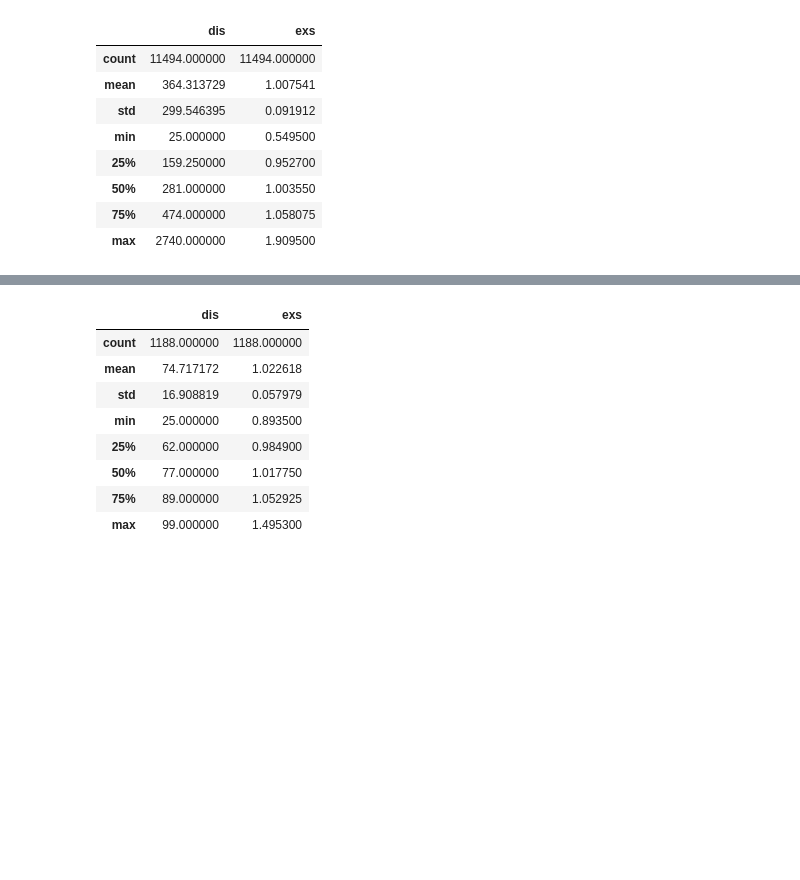
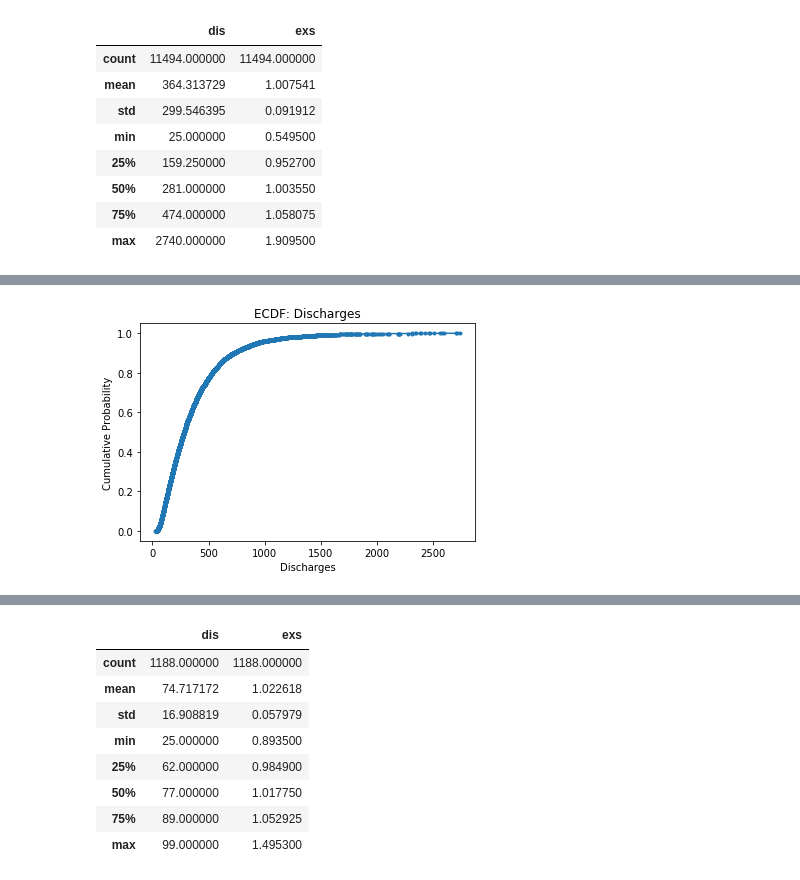
Before and after one commit to bpgpharma/hospital_readmit, a Jupyter notebook: hospital_readmit/sliderule_dsi_inferential_statistics_exercise_3.ipynb, the cells around one changed output, grey strips where cells are left out. Saved outputs shown, nothing was run; the diff lists cells and outputs as text; code cells hidden in the pictures; blank space fills up the shorter version.

```diff
--- a/hospital_readmit/sliderule_dsi_inferential_statistics_exercise_3.ipynb
+++ b/hospital_readmit/sliderule_dsi_inferential_statistics_exercise_3.ipynb
@@ -131,0 +197,10 @@ df.describe()
+# %%
+_ = plt.plot(x, y, marker='.')
+
+_ = plt.title('ECDF: Discharges')
+_ = plt.xlabel('Discharges')
+_ = plt.ylabel('Cumulative Probability')
+
+plt.show()
+# %% [output]
+[figure, added]
```
Also changed, not shown: parts of 52 cells of this notebook.
